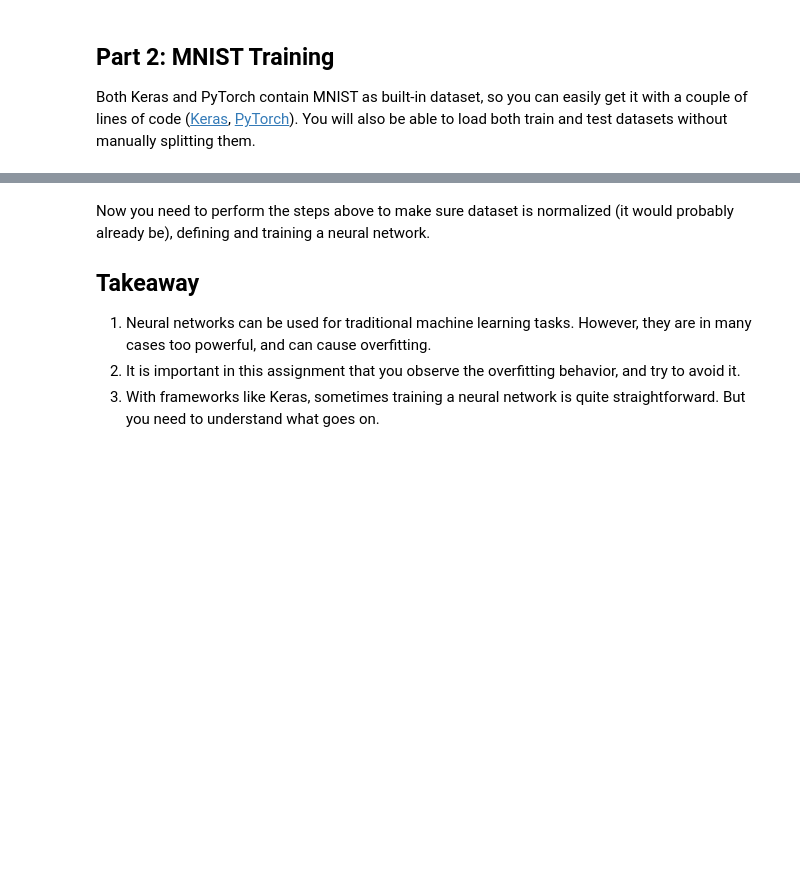
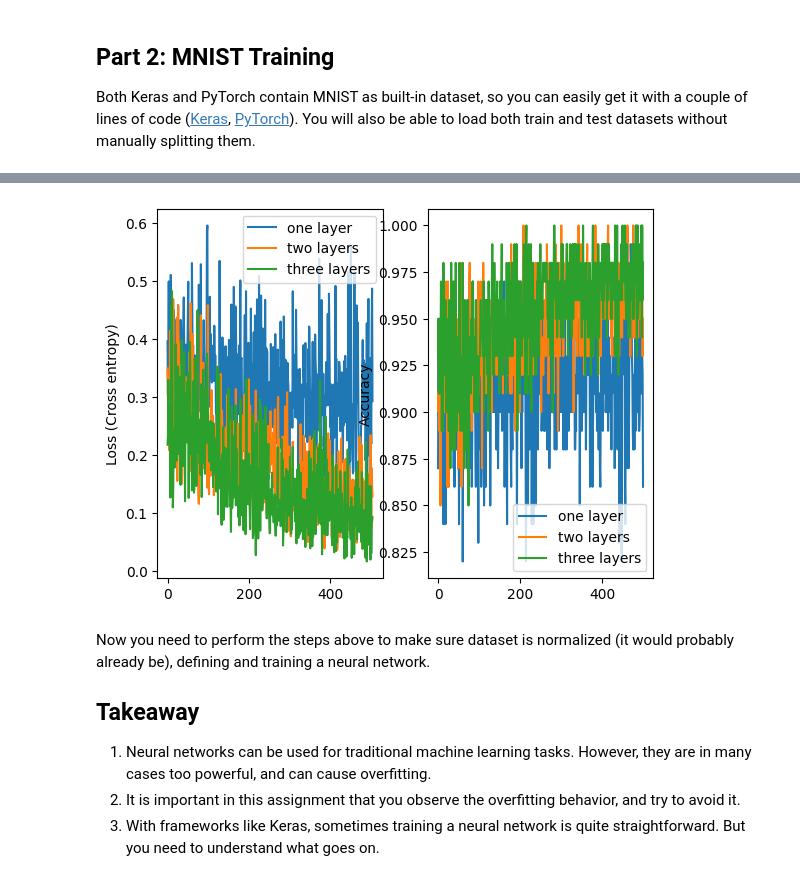
Before and after one commit to tvboelens/AI-For-Beginners, a Jupyter notebook: lessons/3-NeuralNetworks/05-Frameworks/lab/LabFrameworks.ipynb, the cells around one changed output, grey strips where cells are left out. Cells and saved outputs as stored; diff of their text form; code cells hidden in the pictures; blank space fills up the shorter version.

```diff
--- a/lessons/3-NeuralNetworks/05-Frameworks/lab/LabFrameworks.ipynb
+++ b/lessons/3-NeuralNetworks/05-Frameworks/lab/LabFrameworks.ipynb
@@ -308,3 +324,7 @@ transform = tf.ToTensor()
 
 mnist_dataset_train = torchvision.datasets.MNIST(root='./data', train=True,download=True, transform=transform)
 mnist_dataset_test = torchvision.datasets.MNIST(root='./data', train=False,download=True, transform=transform)
+
+batch_size=100
+mnist_train_loader = data_utils.DataLoader(mnist_dataset_train, batch_size=batch_size, shuffle=True)
+mnist_test_loader = data_utils.DataLoader(mnist_dataset_test, batch_size=batch_size, shuffle=True)
@@ -310,0 +370,7 @@ mnist_dataset_test = torchvision.datasets.MNIST(root='./data', train=False,downl
+# %%
+no_of_epochs = 5
+net1 = MNISTOneLayerNet()
+loss_fn = torch.nn.CrossEntropyLoss()
+optim1 = torch.optim.SGD(net1.parameters(), lr=0.01, momentum=0.9)
+
+train_loss1, val_loss1, acc1 = train_model(net1,loss_fn, mnist_train_loader, mnist_test_loader, optim1, no_of_epochs,report_freq=100)
@@ -310,0 +393,7 @@ mnist_dataset_test = torchvision.datasets.MNIST(root='./data', train=False,downl
+# %%
+no_of_epochs = 5
+net2 = MNISTTwoLayerNet()
+loss_fn = torch.nn.CrossEntropyLoss()
+optim2 = torch.optim.SGD(net2.parameters(), lr=0.01, momentum=0.9)
+
+train_loss2, val_loss2, acc2 = train_model(net2,loss_fn, mnist_train_loader, mnist_test_loader, optim2, no_of_epochs,report_freq=100)
@@ -310,0 +418,7 @@ mnist_dataset_test = torchvision.datasets.MNIST(root='./data', train=False,downl
+# %%
+no_of_epochs = 5
+net3 = MNISTThreeLayerNet()
+loss_fn = torch.nn.CrossEntropyLoss()
+optim3 = torch.optim.SGD(net3.parameters(), lr=0.01, momentum=0.9)
+
+train_loss3, val_loss3, acc3 = train_model(net3,loss_fn, mnist_train_loader, mnist_test_loader, optim3, no_of_epochs,report_freq=100)
@@ -311,3 +443,21 @@ mnist_dataset_test = torchvision.datasets.MNIST(root='./data', train=False,downl
+# %%
+fig, (ax1, ax2) = plt.subplots(1,2)
+ax1.plot(val_loss1, label='one layer')
+ax1.plot(val_loss2, label='two layers')
+ax1.plot(val_loss3, label='three layers')
+ax1.set_ylabel("Loss (Cross entropy)")
+#ax1.title("Validation Loss")
+ax1.legend()
+
+ax2.plot(acc1, label='one layer')
+ax2.plot(acc2, label='two layers')
+ax2.plot(acc3, label='three layers')
+ax2.set_ylabel("Accuracy")
+#plt.title("Training Loss")
+ax2.legend()
+plt.show()
+# %% [output]
+[figure, added]
 # %% [markdown]
 Now you need to perform the steps above to make sure dataset is normalized (it would probably already be), defining and training a neural network.
 
```
Also changed, not shown: parts of 12 cells of this notebook.
